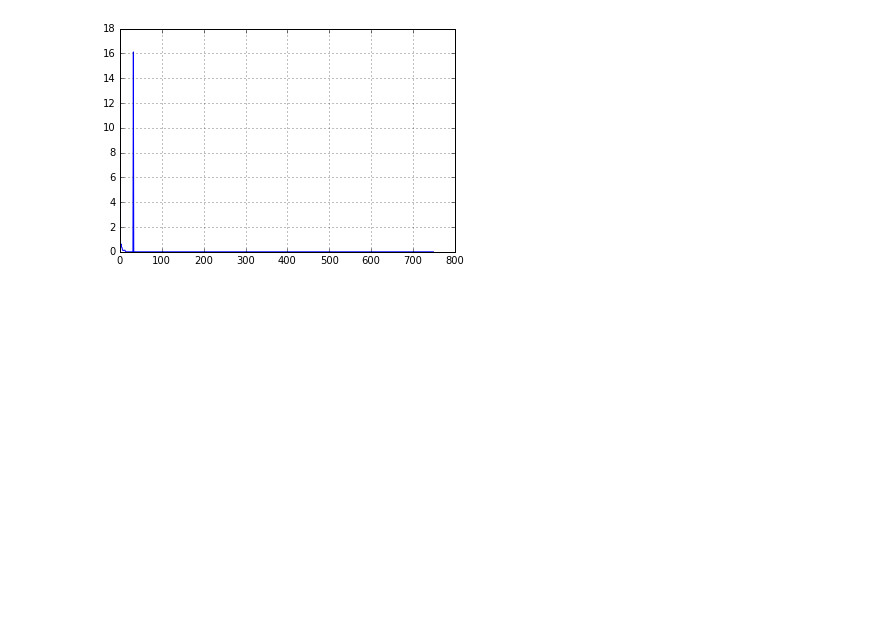
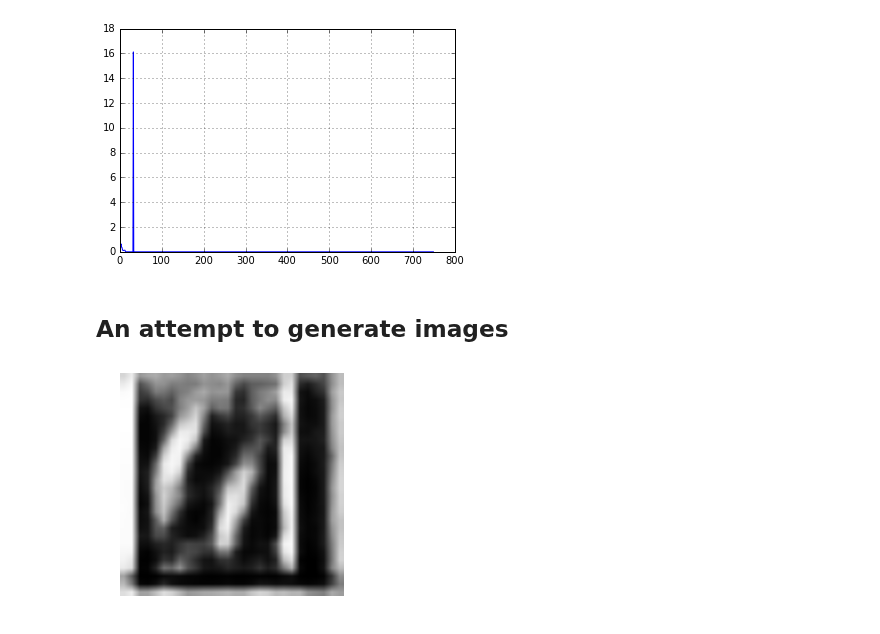
Before and after one commit to robolamp/SleepingCalligrapher, a Jupyter notebook: digits_gen.ipynb, the cells around one changed output. Saved outputs shown, nothing was run; the diff lists cells and outputs as text; code cells hidden in the pictures; blank space fills up the shorter version.

Commit message:
Issue #3: Image example added

```diff
--- a/digits_gen.ipynb
+++ b/digits_gen.ipynb
@@ -251,3 +251,11 @@ plt.plot(list(range(train_iters)), adv_losses["loss"])
 plt.grid()
 # %% [output]
 [figure]
+# %% [markdown]
+## An attempt to generate images
+# %%
+noise = np.random.uniform(-1.0, 1.0, size=[1, gen_noise_dim])
+fake_image = gennet.predict(noise)
+draw_image(fake_image.reshape((28, 28)))
+# %% [output]
+[figure, added]
```
